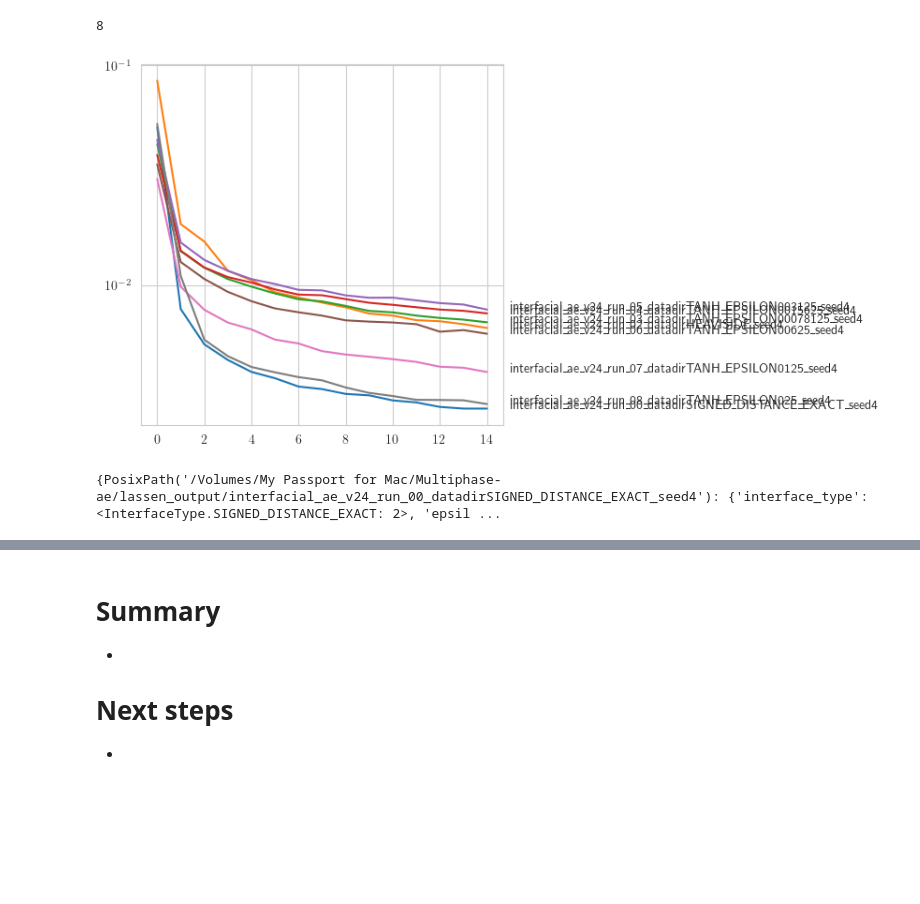
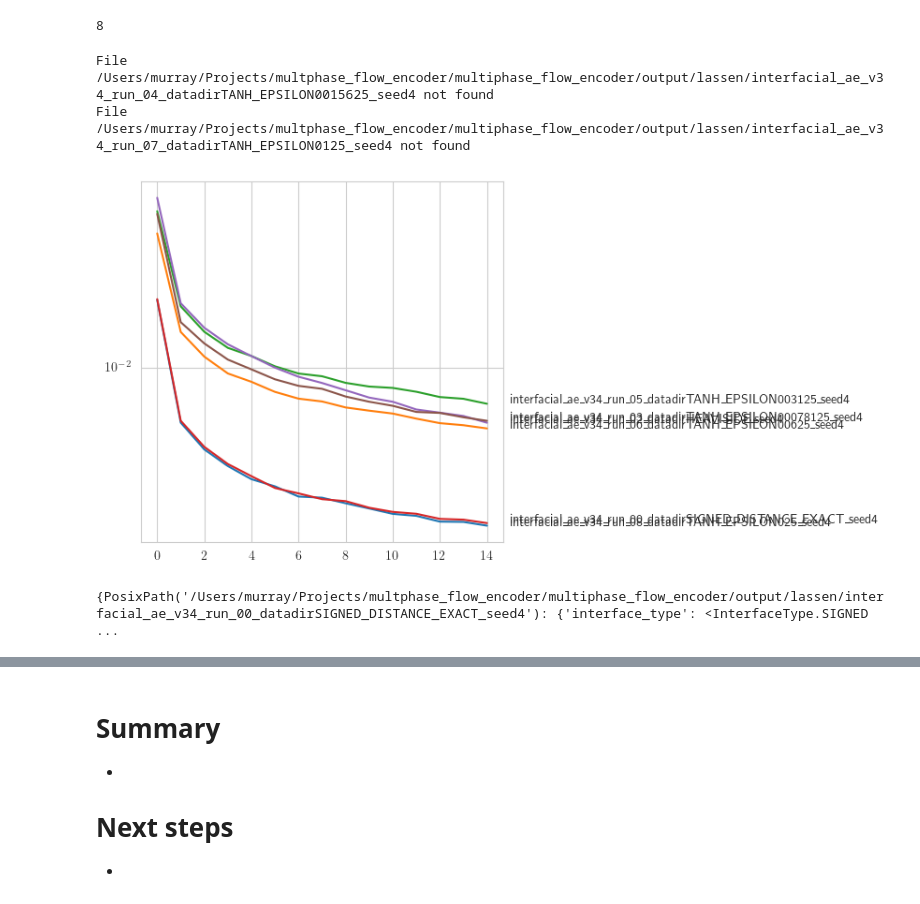
Before and after one commit to murraycutforth/mf-ae, a Jupyter notebook: notebooks/computers_and_fluids_2025/evaluate_hit_results_v34.ipynb, the cells around one changed output, grey strips where cells are left out. Drawn from its saved outputs; the diff is of its cells as text; code cells hidden in the pictures; blank space fills up the shorter version.

```diff
--- a/notebooks/computers_and_fluids_2025/evaluate_hit_results_v34.ipynb
+++ b/notebooks/computers_and_fluids_2025/evaluate_hit_results_v34.ipynb
@@ -5,6 +5,7 @@ import numpy as np
 import matplotlib.pyplot as plt
 import pathlib
 import logging
+import pickle
 
 logging.basicConfig(level=logging.INFO)
 
@@ -13,8 +14,9 @@ from scipy.spatial.distance import directed_hausdorff
 from src.interface_representation.interface_types import InterfaceType
 from src.eval_utils import read_loss_curve_from_file, load_dataset, load_model, run_inference, get_phi_sharp, dice_coefficient, get_phi_sharp_pred_and_gt, hausdorff_distance
 
-base_output_dir = pathlib.Path('/Volumes/My Passport for Mac/Multiphase-ae/lassen_output')  # TODO
-files = list(base_output_dir.glob('interfacial_ae_v24_*'))  # TODO
+#base_output_dir = pathlib.Path('/Volumes/My Passport for Mac/Multiphase-ae/lassen_output')  # TODO
+base_output_dir = pathlib.Path('.').resolve().parent.parent / 'output' / 'lassen'
+files = list(base_output_dir.glob('interfacial_ae_v34_*'))  # TODO
 
 print(len(files))
 # %% [output]
@@ -22,26 +24,37 @@ print(len(files))
 # %%
 
 # Compare all the loss curves on one axis
 
 
 name_to_loss = {}
+completed_files = []
 
 for f in files:
-    name_to_loss[f] = read_loss_curve_from_file(f)
+    try:
+        name_to_loss[f] = read_loss_curve_from_file(f)
+        completed_files.append(f)
+    except FileNotFoundError:
+        print(f'File {f} not found')
+        pass
+
+
+files = list(completed_files)
 
 fig, ax = plt.subplots(figsize=(5, 5))
 loss_component = 'Total'
 for f, loss in name_to_loss.items():
     ax.plot(loss[loss_component], label=f.name)
 
     # Annotate name on the end of the curve
     ax.text(len(loss[loss_component]), loss[loss_component][-1], f.name)
 
 #ax.legend()
 ax.set_yscale('log')
 plt.show()
 # %% [output]
+File /Users/murray/Projects/multphase_flow_encoder/multiphase_flow_encoder/output/lassen/interfacial_ae_v34_run_04_datadirTANH_EPSILON0015625_seed4 not found
+File /Users/murray/Projects/multphase_flow_encoder/multiphase_flow_encoder/output/lassen/interfacial_ae_v34_run_07_datadirTANH_EPSILON0125_seed4 not found
-[figure, old version]
+[figure, new version]
 # %%
 # Functions to group the data by interface type and epsilon
 
@@ -105,7 +118,7 @@ for f in files:
     model_path = get_model_path(f)
     dataset_path = get_dataset_path(interfacetype, epsilon)
 
-    assert model_path.exists()
+    assert model_path.exists(), f'{model_path} does not exist'
     assert dataset_path.exists(), f'{dataset_path} does not exist'
 
     params = {
@@ -123,7 +136,7 @@ outdir_to_params = {key: outdir_to_params[key] for key in sorted(outdir_to_param
 
 print(outdir_to_params)
 # %% [output]
-{PosixPath('/Volumes/My Passport for Mac/Multiphase-ae/lassen_output/interfacial_ae_v24_run_00_datadirSIGNED_DISTANCE_EXACT_seed4'): {'interface_type': <InterfaceType.SIGNED_DISTANCE_EXACT: 2>, 'epsil ...
+{PosixPath('/Users/murray/Projects/multphase_flow_encoder/multiphase_flow_encoder/output/lassen/interfacial_ae_v34_run_00_datadirSIGNED_DISTANCE_EXACT_seed4'): {'interface_type': <InterfaceType.SIGNED ...
 # %%
 # Run inference for all
 
```
Also changed, not shown: parts of 10 cells of this notebook, 6 other files.
